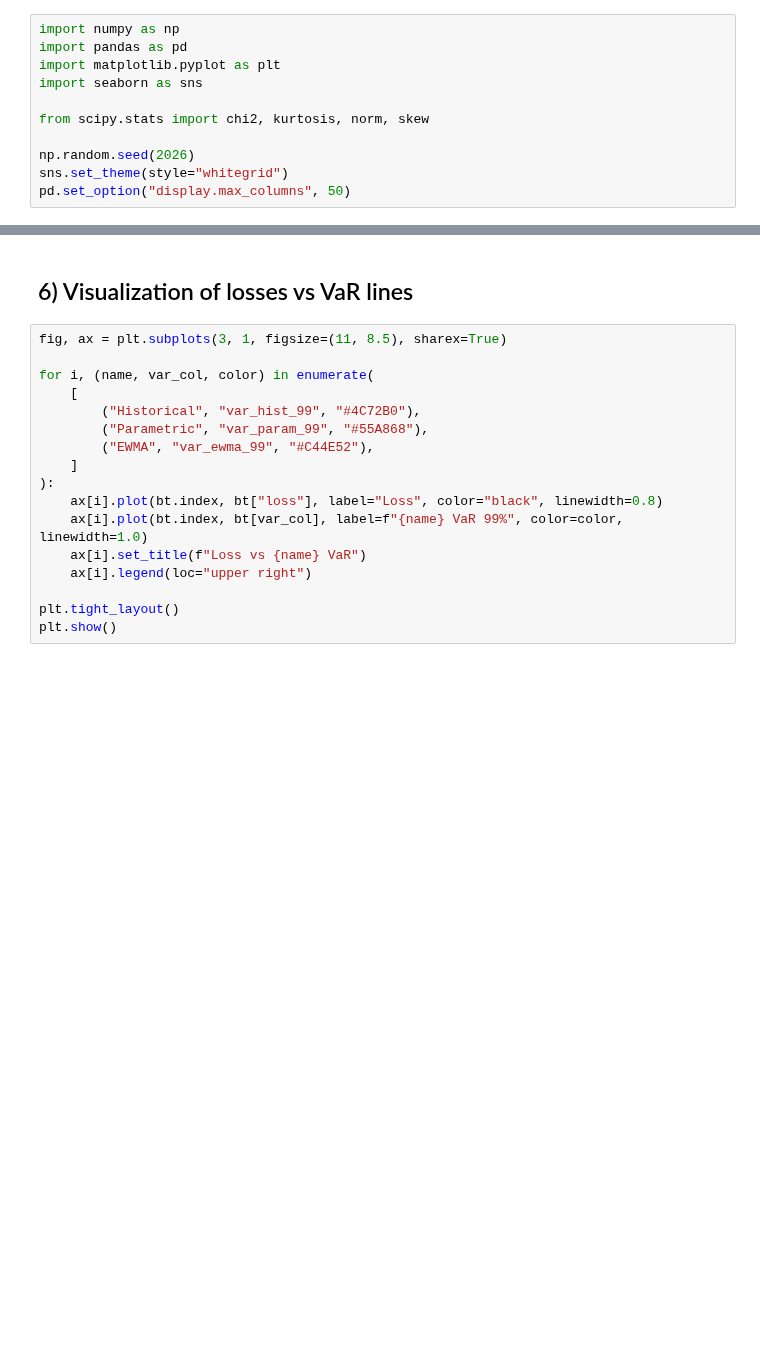
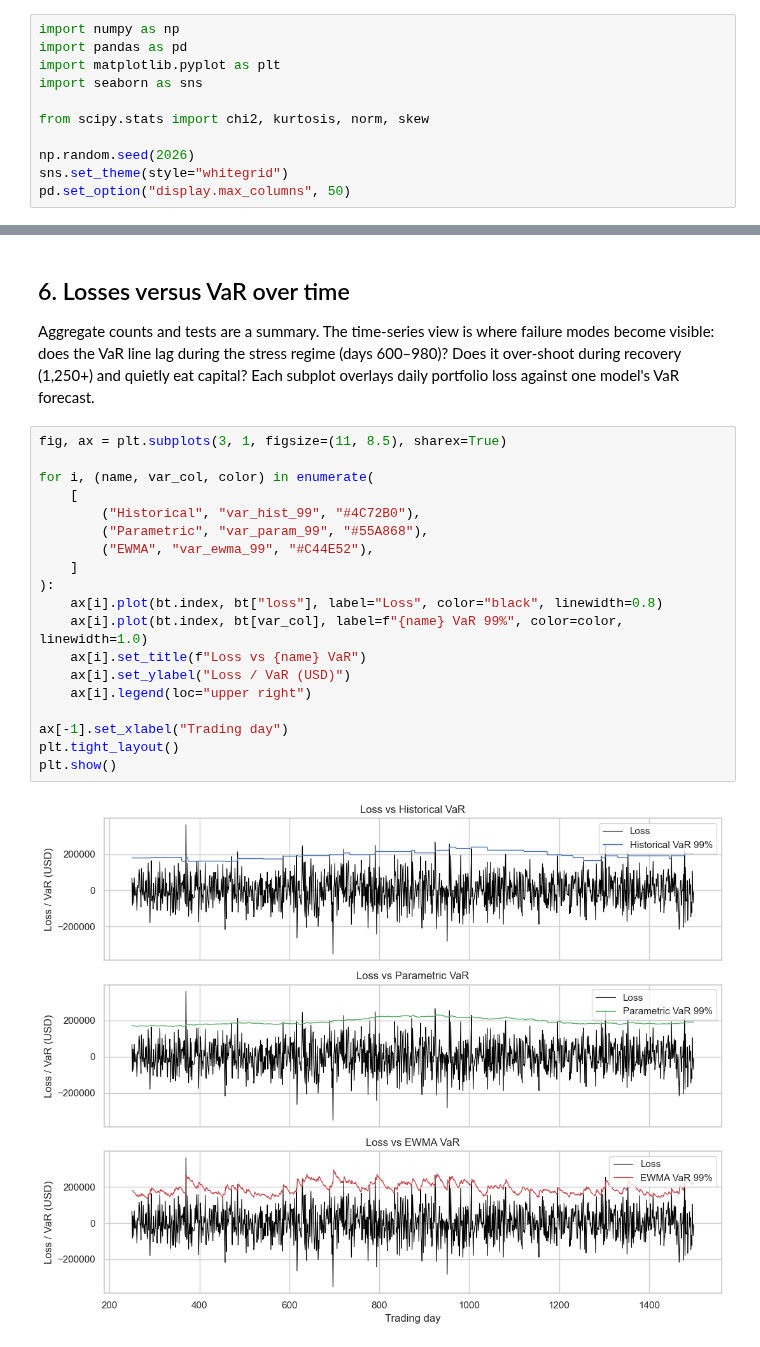
Before and after one commit to DiogoRibeiro7/ds-projects-portfolio, a Jupyter notebook: notebooks/finance_market_risk_var_backtesting.ipynb, the cells around one changed output, grey strips where cells are left out. Saved outputs shown, nothing was run; the diff lists cells and outputs as text; blank space fills up the shorter version.

Commit message:
docs(notebooks): polish narrative framing across portfolio notebooks

```diff
--- a/notebooks/finance_market_risk_var_backtesting.ipynb
+++ b/notebooks/finance_market_risk_var_backtesting.ipynb
@@ -236,19 +300,25 @@ test_df
 # %% [markdown]
-## 6) Visualization of losses vs VaR lines
+## 6. Losses versus VaR over time
+
+Aggregate counts and tests are a summary. The time-series view is where failure modes become visible: does the VaR line lag during the stress regime (days 600–980)? Does it over-shoot during recovery (1,250+) and quietly eat capital? Each subplot overlays daily portfolio loss against one model's VaR forecast.
 # %%
 fig, ax = plt.subplots(3, 1, figsize=(11, 8.5), sharex=True)
 
 for i, (name, var_col, color) in enumerate(
     [
         ("Historical", "var_hist_99", "#4C72B0"),
         ("Parametric", "var_param_99", "#55A868"),
         ("EWMA", "var_ewma_99", "#C44E52"),
     ]
 ):
     ax[i].plot(bt.index, bt["loss"], label="Loss", color="black", linewidth=0.8)
     ax[i].plot(bt.index, bt[var_col], label=f"{name} VaR 99%", color=color, linewidth=1.0)
     ax[i].set_title(f"Loss vs {name} VaR")
+    ax[i].set_ylabel("Loss / VaR (USD)")
     ax[i].legend(loc="upper right")
 
+ax[-1].set_xlabel("Trading day")
 plt.tight_layout()
 plt.show()
+# %% [output]
+[figure, added]
```
Also changed, not shown: parts of 25 cells of this notebook, 4 other files.
